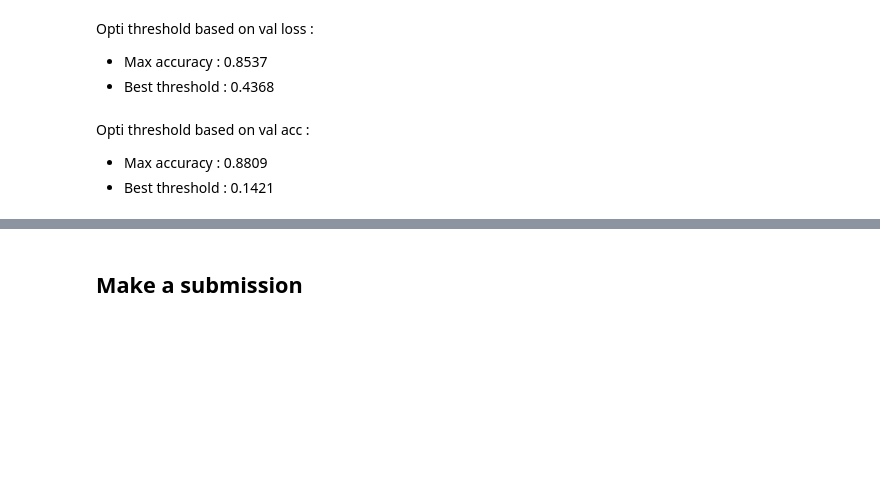
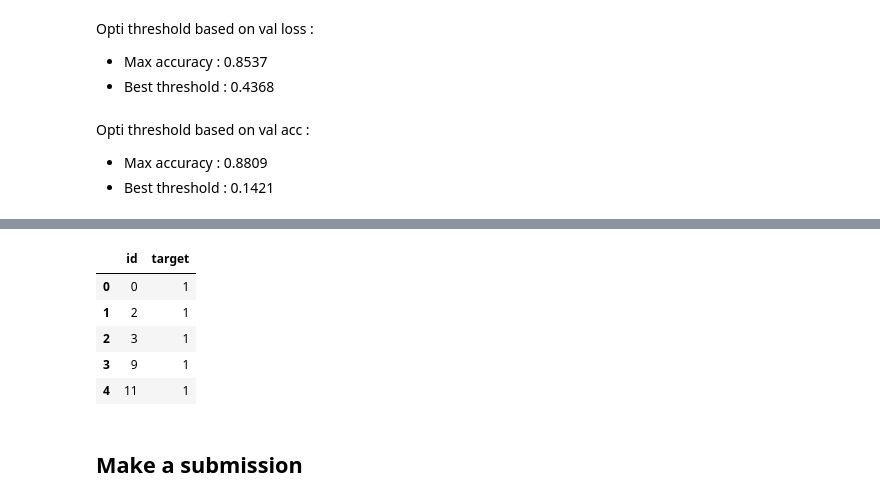
Before and after one commit to rbazin/nlp-disaster-tweets-challenge, a Jupyter notebook: model_prototyping.ipynb, the cells around one changed output, grey strips where cells are left out. Drawn from its saved outputs; the diff is of its cells as text; code cells hidden in the pictures; blank space fills up the shorter version.

```diff
--- a/model_prototyping.ipynb
+++ b/model_prototyping.ipynb
@@ -825,0 +859,3 @@ Opti threshold based on val acc :
+# %%
+pred_lstm = pd.read_csv("./y_test.csv", header=None)
+pred_lstm.head()
@@ -826,3 +869,19 @@ Opti threshold based on val acc :
+# %%
+res = pd.merge(pred_lstm, logits, right_index=True, left_index=True)
+res['average'] = (res[0] + res['prob'])/2
+res['target'] = (res[0] * 0.2 + res['prob'] * 0.8) >= 0.7
+res.drop(columns = [0, 'logits', 'prob', 'average'], axis = 1, inplace=True)
+res = pd.merge(ids, res, left_index = True, right_index = True)
+res.replace({True: 1, False: 0}, inplace=True)
+res.to_csv("res_average.csv", sep = ",", index = False)
+res.head()
+# %% [output]
+|  | id | target |
+| 0 | 0 | 1 |
+| 1 | 2 | 1 |
+| 2 | 3 | 1 |
+| 3 | 9 | 1 |
+| 4 | 11 | 1 |
 # %% [markdown]
 ## Make a submission
 # %%
```
Also changed, not shown: parts of 15 cells of this notebook, 1 other file.
